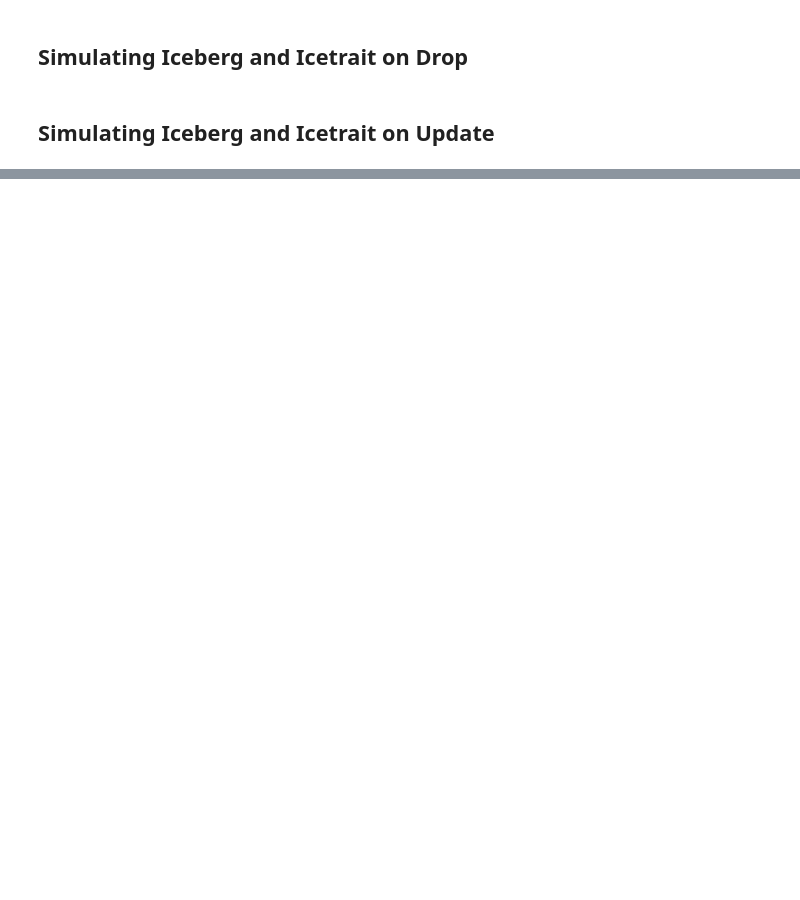
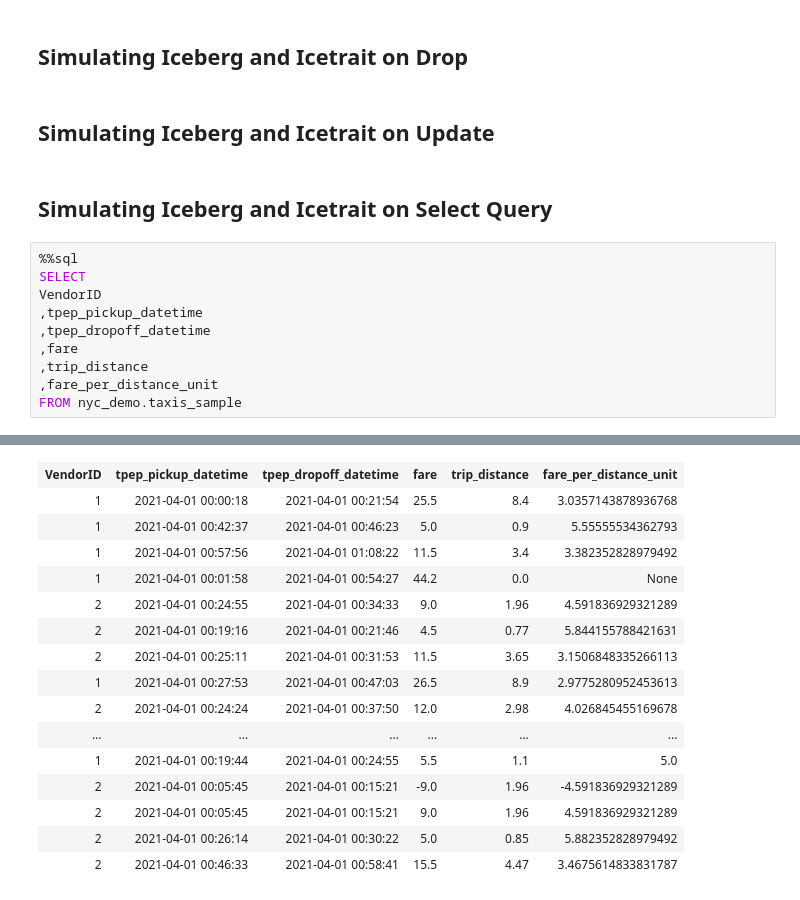
Before and after one commit to vibhatha/docker-spark-iceberg, a Jupyter notebook: spark/notebooks/icetrait_schema_evolution.ipynb, the cells around one changed output, grey strips where cells are left out. Saved outputs shown, nothing was run; the diff lists cells and outputs as text; blank space fills up the shorter version.

Commit message:
feat: new version of icetrait schema evolution tests

```diff
--- a/spark/notebooks/icetrait_schema_evolution.ipynb
+++ b/spark/notebooks/icetrait_schema_evolution.ipynb
@@ -188,3 +399,16 @@ assert iceberg_df.equals(df_duckdb_substrait)
 ## Simulating Iceberg and Icetrait on Drop
 # %% [markdown]
 ## Simulating Iceberg and Icetrait on Update
+# %% [markdown]
+## Simulating Iceberg and Icetrait on Select Query
+# %%
+%%sql
+SELECT
+VendorID
+,tpep_pickup_datetime
+,tpep_dropoff_datetime
+,fare
+,trip_distance
+,fare_per_distance_unit
+FROM nyc_demo.taxis_sample
+# %% [output]
@@ -190,0 +416,16 @@ assert iceberg_df.equals(df_duckdb_substrait)
+| VendorID | tpep_pickup_datetime | tpep_dropoff_datetime | fare | trip_distance | fare_per_distance_unit |
+| 1 | 2021-04-01 00:00:18 | 2021-04-01 00:21:54 | 25.5 | 8.4 | 3.0357143878936768 |
+| 1 | 2021-04-01 00:42:37 | 2021-04-01 00:46:23 | 5.0 | 0.9 | 5.55555534362793 |
+| 1 | 2021-04-01 00:57:56 | 2021-04-01 01:08:22 | 11.5 | 3.4 | 3.382352828979492 |
+| 1 | 2021-04-01 00:01:58 | 2021-04-01 00:54:27 | 44.2 | 0.0 | None |
+| 2 | 2021-04-01 00:24:55 | 2021-04-01 00:34:33 | 9.0 | 1.96 | 4.591836929321289 |
+| 2 | 2021-04-01 00:19:16 | 2021-04-01 00:21:46 | 4.5 | 0.77 | 5.844155788421631 |
+| 2 | 2021-04-01 00:25:11 | 2021-04-01 00:31:53 | 11.5 | 3.65 | 3.1506848335266113 |
+| 1 | 2021-04-01 00:27:53 | 2021-04-01 00:47:03 | 26.5 | 8.9 | 2.9775280952453613 |
+| 2 | 2021-04-01 00:24:24 | 2021-04-01 00:37:50 | 12.0 | 2.98 | 4.026845455169678 |
+| ... | ... | ... | ... | ... | ... |
+| 1 | 2021-04-01 00:19:44 | 2021-04-01 00:24:55 | 5.5 | 1.1 | 5.0 |
+| 2 | 2021-04-01 00:05:45 | 2021-04-01 00:15:21 | -9.0 | 1.96 | -4.591836929321289 |
+| 2 | 2021-04-01 00:05:45 | 2021-04-01 00:15:21 | 9.0 | 1.96 | 4.591836929321289 |
+| 2 | 2021-04-01 00:26:14 | 2021-04-01 00:30:22 | 5.0 | 0.85 | 5.882352828979492 |
+| 2 | 2021-04-01 00:46:33 | 2021-04-01 00:58:41 | 15.5 | 4.47 | 3.4675614833831787 |
```
Also changed, not shown: parts of 35 cells of this notebook.
